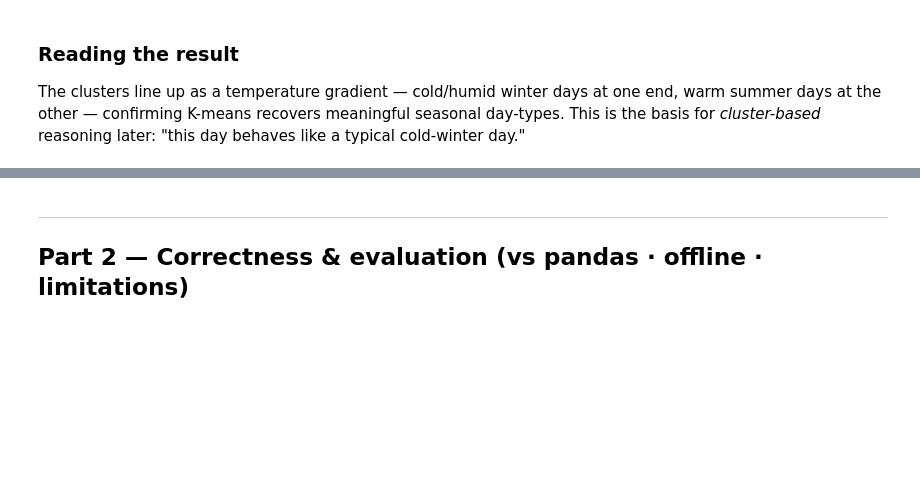
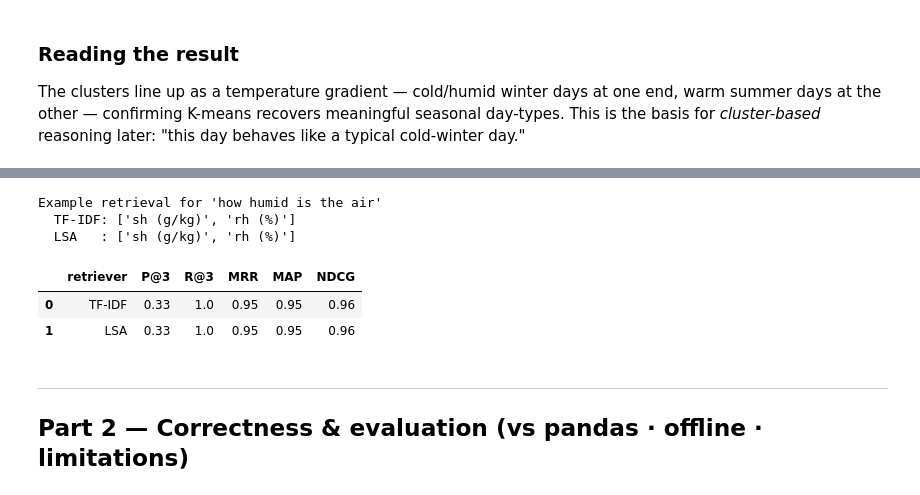
Before and after one commit to bellosahmed/time_series_hci, a Jupyter notebook: v1/notebooks/02_methods_and_evaluation.ipynb, the cells around one changed output, grey strips where cells are left out. Cells and saved outputs as stored; diff of their text form; code cells hidden in the pictures; blank space fills up the shorter version.

```diff
--- a/v1/notebooks/02_methods_and_evaluation.ipynb
+++ b/v1/notebooks/02_methods_and_evaluation.ipynb
@@ -205,3 +247,22 @@ The clusters line up as a temperature gradient — cold/humid winter days at one
+# %%
+from src import rag_system, retrieval_eval
+q = "how humid is the air"
+print("Example retrieval for", repr(q))
+print("  TF-IDF:", [s.sensor for s in rag_system.Retriever().retrieve(q, k=2)])
+print("  LSA   :", [s.sensor for s in rag_system.LSARetriever().retrieve(q, k=2)])
+rows = []
+for name, R in [("TF-IDF", rag_system.Retriever()), ("LSA", rag_system.LSARetriever())]:
+    m = retrieval_eval.evaluate_retriever(R, k=3)
+    rows.append({"retriever": name, "P@3": round(m["p_at_k"], 2), "R@3": round(m["r_at_k"], 2),
+                 "MRR": round(m["mrr"], 2), "MAP": round(m["map"], 2), "NDCG": round(m["ndcg"], 2)})
+pd.DataFrame(rows)
+# %% [output]
+Example retrieval for 'how humid is the air'
+  TF-IDF: ['sh (g/kg)', 'rh (%)']
+  LSA   : ['sh (g/kg)', 'rh (%)']
+|  | retriever | P@3 | R@3 | MRR | MAP | NDCG |
+| 0 | TF-IDF | 0.33 | 1.0 | 0.95 | 0.95 | 0.96 |
+| 1 | LSA | 0.33 | 1.0 | 0.95 | 0.95 | 0.96 |
 # %% [markdown]
 ---
 ## Part 2 — Correctness & evaluation (vs pandas · offline · limitations)
```
Also changed, not shown: parts of 7 cells of this notebook, 35 other files.
